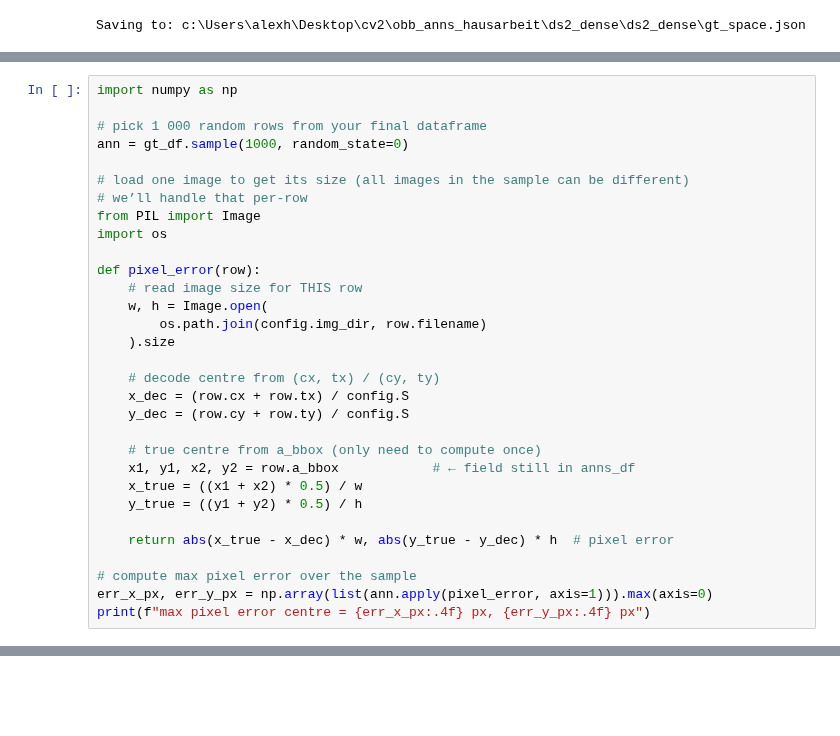
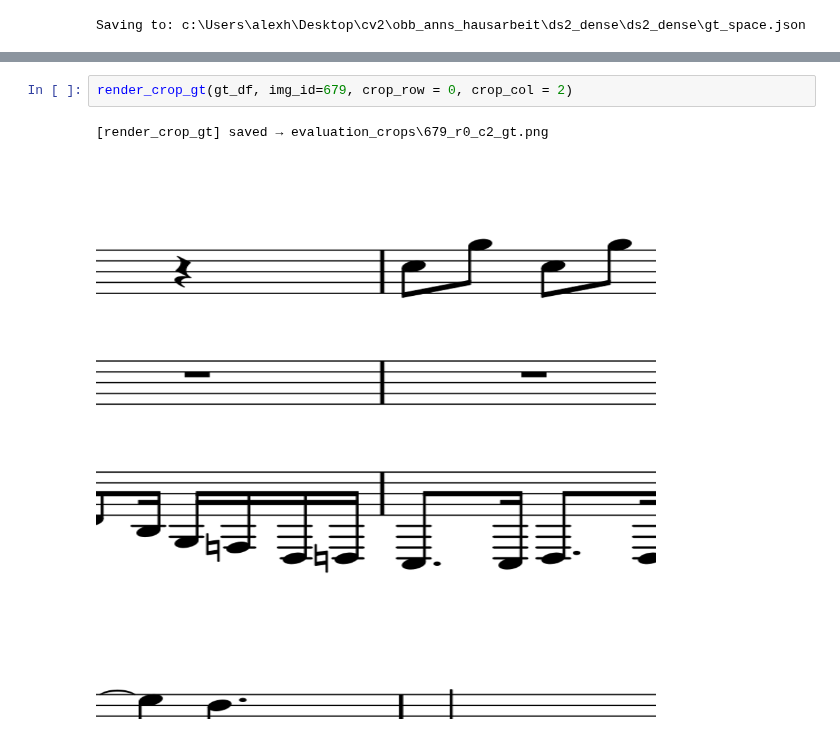
Before and after one commit to fusiongodo/yolo-score, a Jupyter notebook: eval.ipynb, the cells around one changed output, grey strips where cells are left out. Saved outputs shown, nothing was run; the diff lists cells and outputs as text; blank space fills up the shorter version.

```diff
--- a/eval.ipynb
+++ b/eval.ipynb
@@ -182,31 +103,0 @@ SyntaxError: invalid syntax (3518856441.py, line 1)
-# %%
-import numpy as np
-
-# pick 1 000 random rows from your final dataframe
-ann = gt_df.sample(1000, random_state=0)
-
-# load one image to get its size (all images in the sample can be different)
-# we’ll handle that per-row
-from PIL import Image
-import os
-
-def pixel_error(row):
-    # read image size for THIS row
-    w, h = Image.open(
-        os.path.join(config.img_dir, row.filename)
-    ).size
-
-    # decode centre from (cx, tx) / (cy, ty)
-    x_dec = (row.cx + row.tx) / config.S
-    y_dec = (row.cy + row.ty) / config.S
-
-    # true centre from a_bbox (only need to compute once)
-    x1, y1, x2, y2 = row.a_bbox            # ← field still in anns_df
-    x_true = ((x1 + x2) * 0.5) / w
-    y_true = ((y1 + y2) * 0.5) / h
-
-    return abs(x_true - x_dec) * w, abs(y_true - y_dec) * h  # pixel error
-
-# compute max pixel error over the sample
-err_x_px, err_y_px = np.array(list(ann.apply(pixel_error, axis=1))).max(axis=0)
-print(f"max pixel error centre = {err_x_px:.4f} px, {err_y_px:.4f} px")
@@ -402,0 +206,5 @@ renderFullImage(gt_df, 679)
+# %%
+render_crop_gt(gt_df, img_id=679, crop_row = 0, crop_col = 2)
+# %% [output]
+[render_crop_gt] saved → evaluation_crops\679_r0_c2_gt.png
+[figure, added]
```
Also changed, not shown: parts of 17 cells of this notebook, 2 other files.
